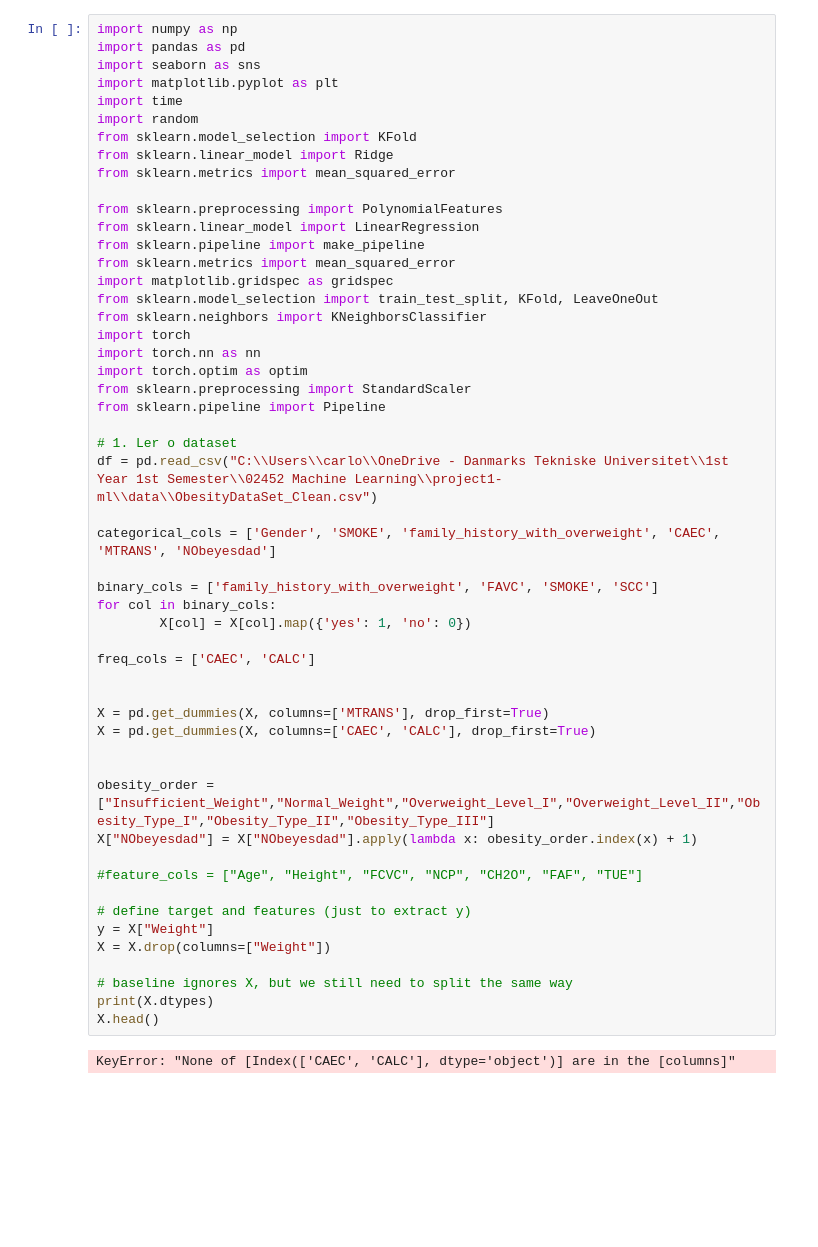
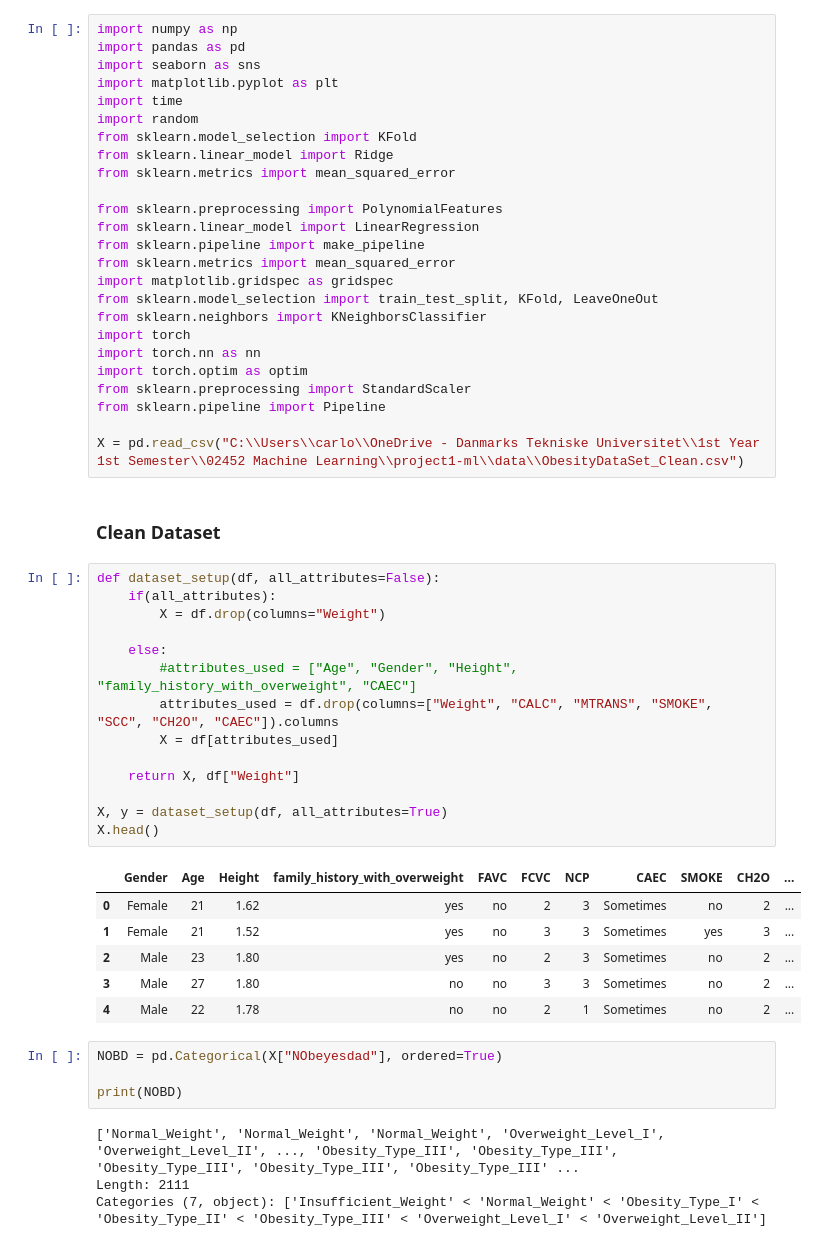
Before and after one commit to martasmadeira/project1-ml, a Jupyter notebook: notebooks/neural_networks.ipynb, the cells around one changed output. Saved outputs shown, nothing was run; the diff lists cells and outputs as text; blank space fills up the shorter version.

```diff
--- a/notebooks/neural_networks.ipynb
+++ b/notebooks/neural_networks.ipynb
@@ -22,33 +22,35 @@ import torch.optim as optim
 from sklearn.preprocessing import StandardScaler
 from sklearn.pipeline import Pipeline
 
-# 1. Ler o dataset
-df = pd.read_csv("C:\\Users\\carlo\\OneDrive - Danmarks Tekniske Universitet\\1st Year 1st Semester\\02452 Machine Learning\\project1-ml\\data\\ObesityDataSet_Clean.csv")
-
-categorical_cols = ['Gender', 'SMOKE', 'family_history_with_overweight', 'CAEC', 'MTRANS', 'NObeyesdad']
-
-binary_cols = ['family_history_with_overweight', 'FAVC', 'SMOKE', 'SCC']
-for col in binary_cols:
-        X[col] = X[col].map({'yes': 1, 'no': 0})
-
-freq_cols = ['CAEC', 'CALC']
-
-
-X = pd.get_dummies(X, columns=['MTRANS'], drop_first=True)
-X = pd.get_dummies(X, columns=['CAEC', 'CALC'], drop_first=True)
-
-
-obesity_order = ["Insufficient_Weight","Normal_Weight","Overweight_Level_I","Overweight_Level_II","Obesity_Type_I","Obesity_Type_II","Obesity_Type_III"]
-X["NObeyesdad"] = X["NObeyesdad"].apply(lambda x: obesity_order.index(x) + 1)
-
-#feature_cols = ["Age", "Height", "FCVC", "NCP", "CH2O", "FAF", "TUE"]
-
-# define target and features (just to extract y)
-y = X["Weight"]
-X = X.drop(columns=["Weight"])
-
-# baseline ignores X, but we still need to split the same way
-print(X.dtypes)
-X.head()
+X = pd.read_csv("C:\\Users\\carlo\\OneDrive - Danmarks Tekniske Universitet\\1st Year 1st Semester\\02452 Machine Learning\\project1-ml\\data\\ObesityDataSet_Clean.csv")
-# %% [output]
-KeyError: "None of [Index(['CAEC', 'CALC'], dtype='object')] are in the [columns]"
+# %% [markdown]
+### Clean Dataset
+# %%
+def dataset_setup(df, all_attributes=False):
+    if(all_attributes):
+        X = df.drop(columns="Weight")
+
+    else:
+        #attributes_used = ["Age", "Gender", "Height", "family_history_with_overweight", "CAEC"]
+        attributes_used = df.drop(columns=["Weight", "CALC", "MTRANS", "SMOKE", "SCC", "CH2O", "CAEC"]).columns
+        X = df[attributes_used]
+
+    return X, df["Weight"]
+
+X, y = dataset_setup(df, all_attributes=True)
+X.head()
+# %% [output]
+|  | Gender | Age | Height | family_history_with_overweight | FAVC | FCVC | NCP | CAEC | SMOKE | CH2O | ... |
+| 0 | Female | 21 | 1.62 | yes | no | 2 | 3 | Sometimes | no | 2 | ... |
+| 1 | Female | 21 | 1.52 | yes | no | 3 | 3 | Sometimes | yes | 3 | ... |
+| 2 | Male | 23 | 1.80 | yes | no | 2 | 3 | Sometimes | no | 2 | ... |
+| 3 | Male | 27 | 1.80 | no | no | 3 | 3 | Sometimes | no | 2 | ... |
+| 4 | Male | 22 | 1.78 | no | no | 2 | 1 | Sometimes | no | 2 | ... |
+# %%
+NOBD = pd.Categorical(X["NObeyesdad"], ordered=True)
+
+print(NOBD)
+# %% [output]
+['Normal_Weight', 'Normal_Weight', 'Normal_Weight', 'Overweight_Level_I', 'Overweight_Level_II', ..., 'Obesity_Type_III', 'Obesity_Type_III', 'Obesity_Type_III', 'Obesity_Type_III', 'Obesity_Type_III' ...
+Length: 2111
+Categories (7, object): ['Insufficient_Weight' < 'Normal_Weight' < 'Obesity_Type_I' < 'Obesity_Type_II' < 'Obesity_Type_III' < 'Overweight_Level_I' < 'Overweight_Level_II']
```
Also changed, not shown: parts of 11 cells of this notebook.
